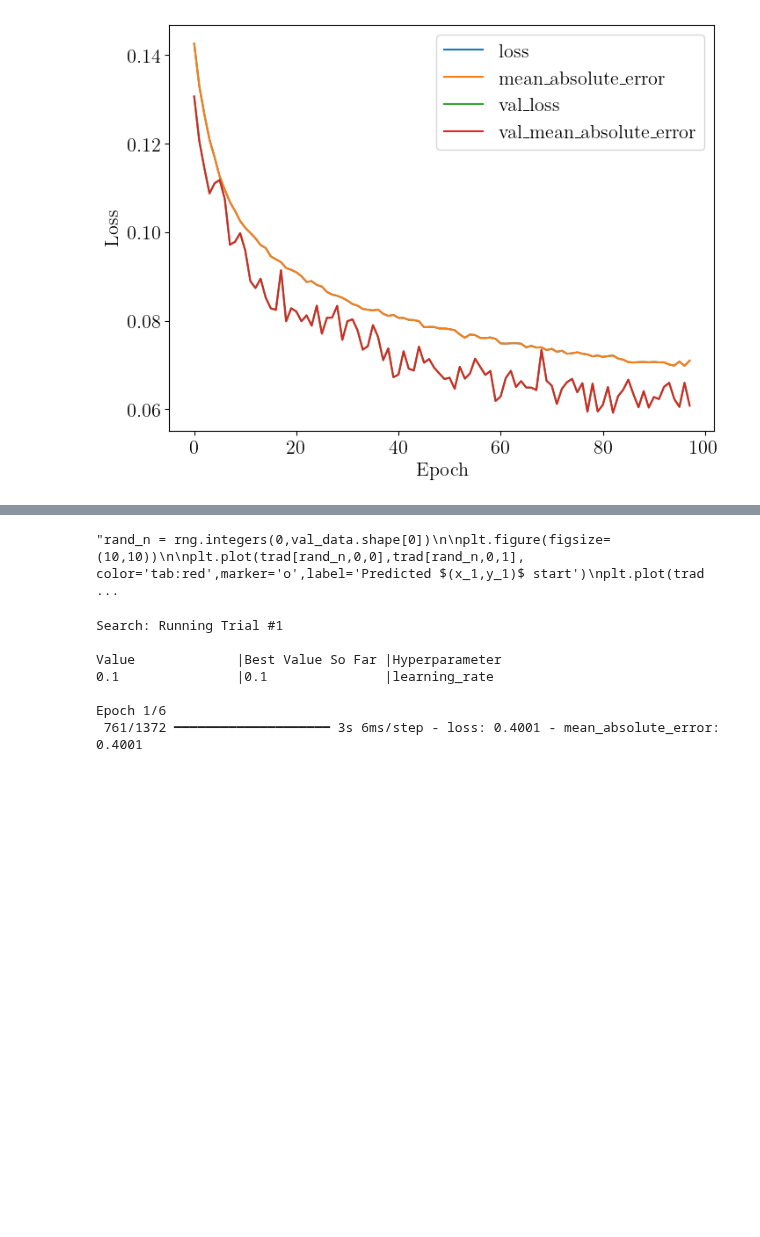
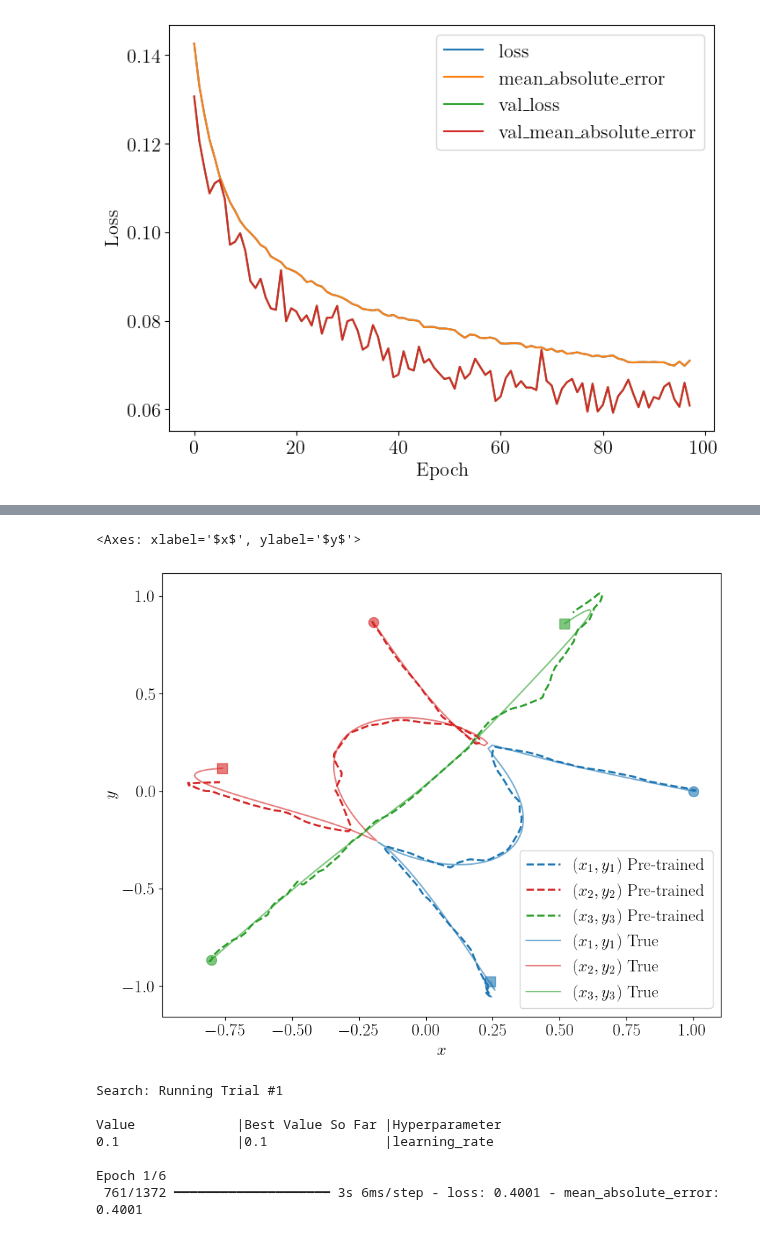
Before and after one commit to stommen/tif285-projects, a Jupyter notebook: project_2/project2_JHOS.ipynb, the cells around one changed output, grey strips where cells are left out. Drawn from its saved outputs; the diff is of its cells as text; code cells hidden in the pictures; blank space fills up the shorter version.

```diff
--- a/project_2/project2_JHOS.ipynb
+++ b/project_2/project2_JHOS.ipynb
@@ -13,7 +13,7 @@ plt.rc('text', usetex = True)
 plt.rcParams['mathtext.fontset'] = 'cm'
 plt.rcParams['font.family'] = 'serif'
 plt.rcParams['text.latex.preamble'] = r'\usepackage{amsmath}'
-font_size = 16
+font_size = 17
 plt.rcParams['font.size'] = font_size
 
 # Add your own import statements if needed
@@ -84,7 +83,7 @@ def get_data(idx):
     """
     raise NotImplementedError
 
-def get_trajectories(pred):
+def get_trajectories(pred, indx):
     """
     Gets the trajectories from a predicted output pred.
 
@@ -97,9 +96,9 @@ def get_trajectories(pred):
                              of time steps and the two columns for each array give
                              the positions of the three particles (p1, p2, p3)
     """
-    x1 = pred[:,:,0];x2 = pred[:,:,2]
+    x1 = pred[indx,:,0];x2 = pred[indx,:,2]
     x3 = -x2 - x1
-    y1 = pred[:,:,1];y2 = pred[:,:,3]
+    y1 = pred[indx,:,1];y2 = pred[indx,:,3]
     y3 = -y1 -y2
 
     p1 = np.dstack((x1, y1))
@@ -107,7 +106,7 @@ def get_trajectories(pred):
     p3 = np.dstack((x3, y3))
     return p1, p2, p3
 
-def plot_trajectories(p1, p2, p3, ax=None, **kwargs):
+def plot_trajectories(p1, p2, p3,model, ax=None, **kwargs):
     """
     Plots trajectories for points p1, p2, p3
 
@@ -121,7 +120,23 @@ def plot_trajectories(p1, p2, p3, ax=None, **kwargs):
     Returns:
         ax: Axes object
     """
-    raise NotImplementedError
+    if ax is None:
+        fig, ax = plt.subplots()
+    ax.figure.set_size_inches(10, 8)
+    ax.plot(p1[0,:,0], p1[0,:,1], label=f'$(x_1,y_1)$ {model}', **kwargs,color='tab:blue')
+    ax.plot(p2[0,:,0], p2[0,:,1], label=f'$(x_2,y_2)$ {model}', **kwargs,color='tab:red')
+    ax.plot(p3[0,:,0], p3[0,:,1], label=f'$(x_3,y_3)$ {model}', **kwargs,color='tab:green')
+    ax.legend()
+    ax.set_xlabel('$x$')
+    ax.set_ylabel('$y$')
+    if model == 'True':
+        ax.plot(p1[0,0,0], p1[0,0,1], marker='o' , **kwargs,color='tab:blue',markersize=10)
+        ax.plot(p2[0,0,0], p2[0,0,1], marker='o', **kwargs,color='tab:red',markersize=10)
+        ax.plot(p3[0,0,0], p3[0,0,1], marker='o', **kwargs,color='tab:green',markersize=10)
+        ax.plot(p1[0,-1,0], p1[0,-1,1], marker='s' , **kwargs,color='tab:blue',markersize=10)
+        ax.plot(p2[0,-1,0], p2[0,-1,1], marker='s', **kwargs,color='tab:red',markersize=10)
+        ax.plot(p3[0,-1,0], p3[0,-1,1], marker='s', **kwargs,color='tab:green',markersize=10)
+    return ax
 # %%
 
 def save_model(model, model_name):
@@ -292,21 +284,16 @@ plt.legend()
-# %%
-"""rand_n = rng.integers(0,val_data.shape[0])
-
-plt.figure(figsize=(10,10))
-
-plt.plot(trad[rand_n,0,0],trad[rand_n,0,1], color='tab:red',marker='o',label='Predicted $(x_1,y_1)$ start')
-plt.plot(trad[rand_n,0,2],trad[rand_n,0,3], color='tab:green',marker='o',label='Predicted $(x_2,y_2)$ start')
-plt.plot(val_targets[rand_n,:,0],val_targets[rand_n,:,1],label='True $(x_1,y_1)$',color = 'pink')
-plt.plot(val_targets[rand_n,:,2],val_targets[rand_n,:,3],label='True $(x_2,y_2)$',color = 'lightgreen')
-plt.legend()
-plt.plot(trad[rand_n,:,0],trad[rand_n,:,1],label='Predicted $(x_1,y_1)$', color='tab:red')
-plt.plot(trad[rand_n,:,2],trad[rand_n,:,3],label='Predicted $(x_2,y_2)$',color = 'tab:green')
-
-
-plt.xlabel('$x$')
-plt.ylabel('$y$')"""
-# %% [output]
-"rand_n = rng.integers(0,val_data.shape[0])\n\nplt.figure(figsize=(10,10))\n\nplt.plot(trad[rand_n,0,0],trad[rand_n,0,1], color='tab:red',marker='o',label='Predicted $(x_1,y_1)$ start')\nplt.plot(trad ...
+# %%
+tradjectory = 2
+
+p1, p2, p3 = get_trajectories(tradject, tradjectory)
+plot_trajectories(p1,p2,p3,'Pre-trained', linestyle='--', ax=plt.gca(),alpha = 1,linewidth=2)
+
+p1, p2, p3 = get_trajectories(val_targets, tradjectory)
+plot_trajectories(p1,p2,p3,'True',ax=plt.gca(),alpha=0.6)
+
+#plt.savefig('Trajectories_pre.svg')
+# %% [output]
+<Axes: xlabel='$x$', ylabel='$y$'>
+[figure, added]
 # %%
 import keras_tuner
 
```
Also changed, not shown: parts of 3 cells of this notebook, 1 other file.
